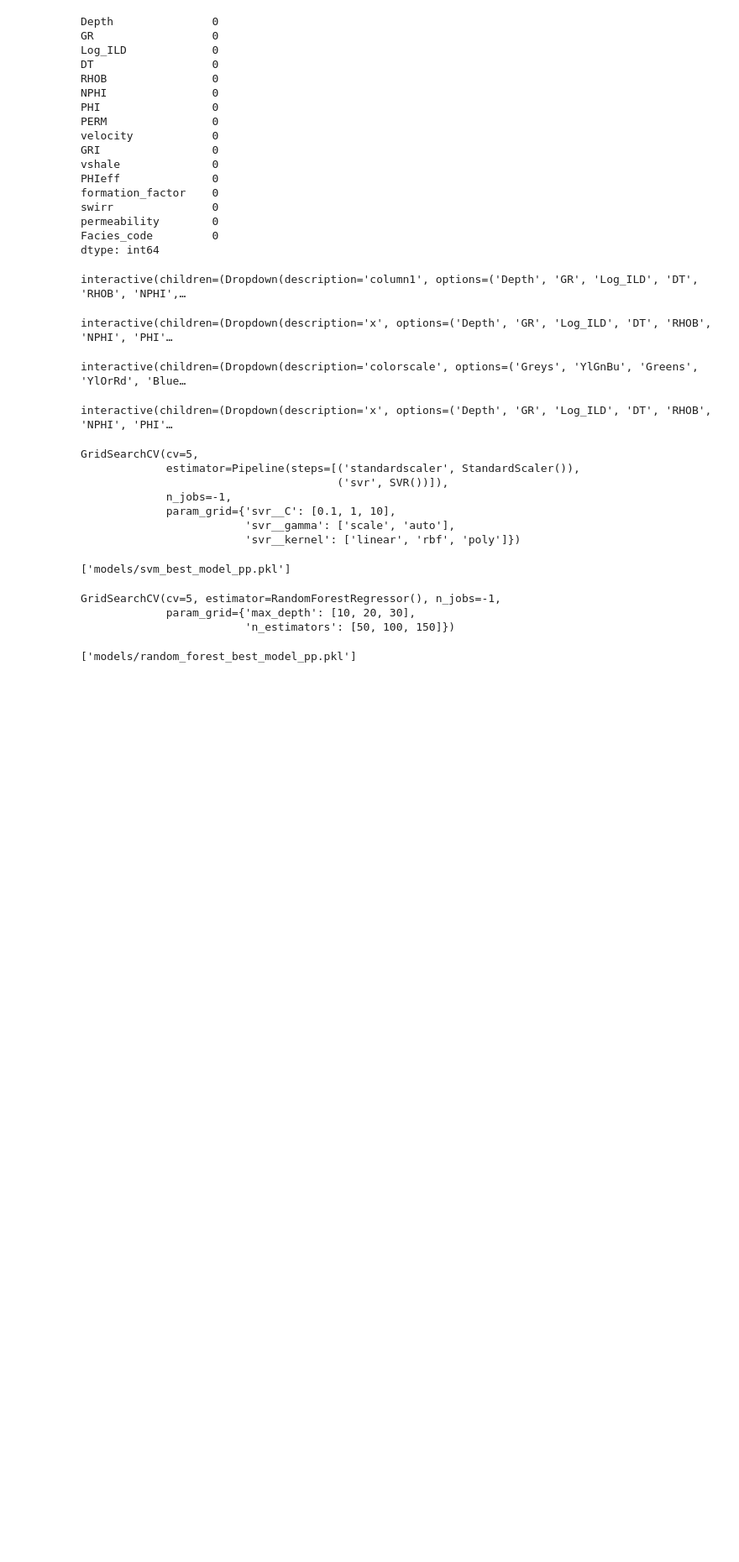
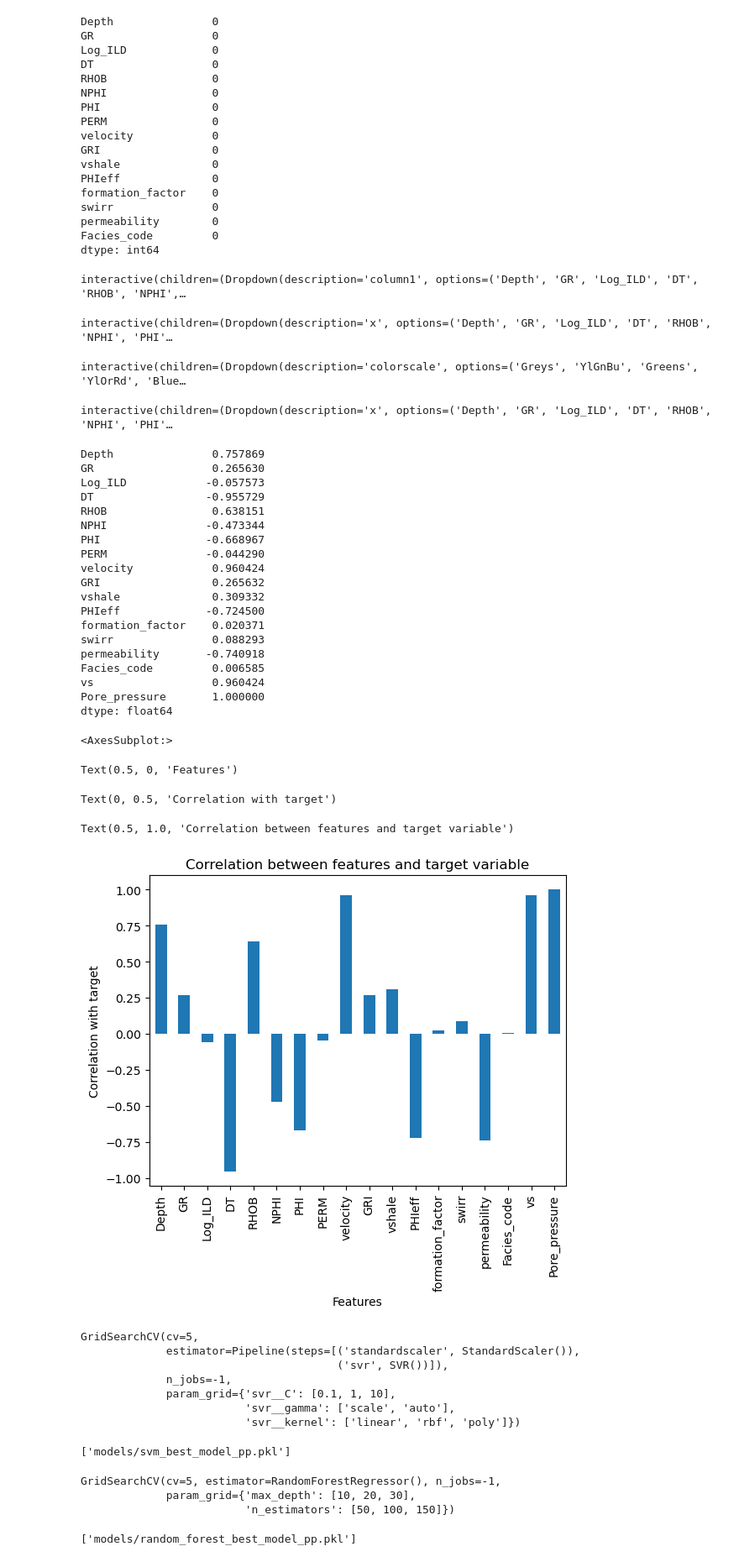
Before and after one commit to Egbetimmy/MSc-Project, a Jupyter notebook: pore pressure EDA .ipynb, the cells around one changed output. Shown at 84% size. Cells and saved outputs as stored; diff of their text form; code cells hidden in the pictures; blank space fills up the shorter version.

```diff
--- a/pore pressure EDA .ipynb
+++ b/pore pressure EDA .ipynb
@@ -153,6 +155,46 @@ from class2 import vp_to_vs
 df['vs'] = vp_to_vs(df, 'velocity')
 # %%
 df['Pore_pressure'] = eaton_method(df['velocity'], df['vs'], df['PHI'])
+# %%
+# Calculate the correlation coefficients between features and the target variable
+import matplotlib.pyplot as plt
+corr_with_target = df.corrwith(df['Pore_pressure'])
+
+# Display the correlation coefficients
+print(corr_with_target)
+
+corr_with_target.plot(kind='bar')
+
+# Add axis labels and a title
+plt.xlabel('Features')
+plt.ylabel('Correlation with target')
+plt.title('Correlation between features and target variable')
+plt.show()
+# %% [output]
+Depth               0.757869
+GR                  0.265630
+Log_ILD            -0.057573
+DT                 -0.955729
+RHOB                0.638151
+NPHI               -0.473344
+PHI                -0.668967
+PERM               -0.044290
+velocity            0.960424
+GRI                 0.265632
+vshale              0.309332
+PHIeff             -0.724500
+formation_factor    0.020371
+swirr               0.088293
+permeability       -0.740918
+Facies_code         0.006585
+vs                  0.960424
+Pore_pressure       1.000000
+dtype: float64
+<AxesSubplot:>
+Text(0.5, 0, 'Features')
+Text(0, 0.5, 'Correlation with target')
+Text(0.5, 1.0, 'Correlation between features and target variable')
+[figure, added]
 # %%
 from sklearn.model_selection import train_test_split, GridSearchCV
 from sklearn.metrics import mean_squared_error
```
Also changed, not shown: parts of 1 cell of this notebook.
